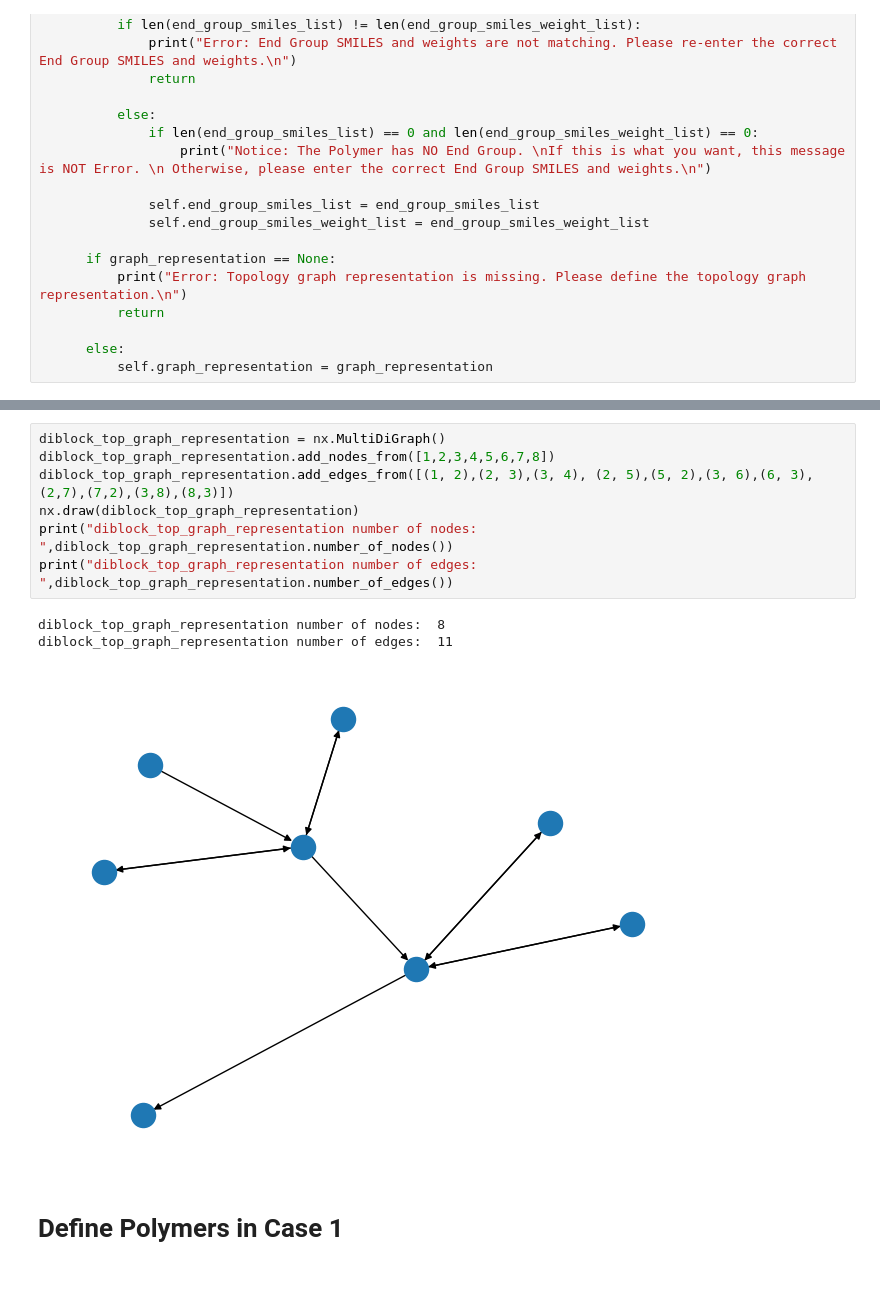
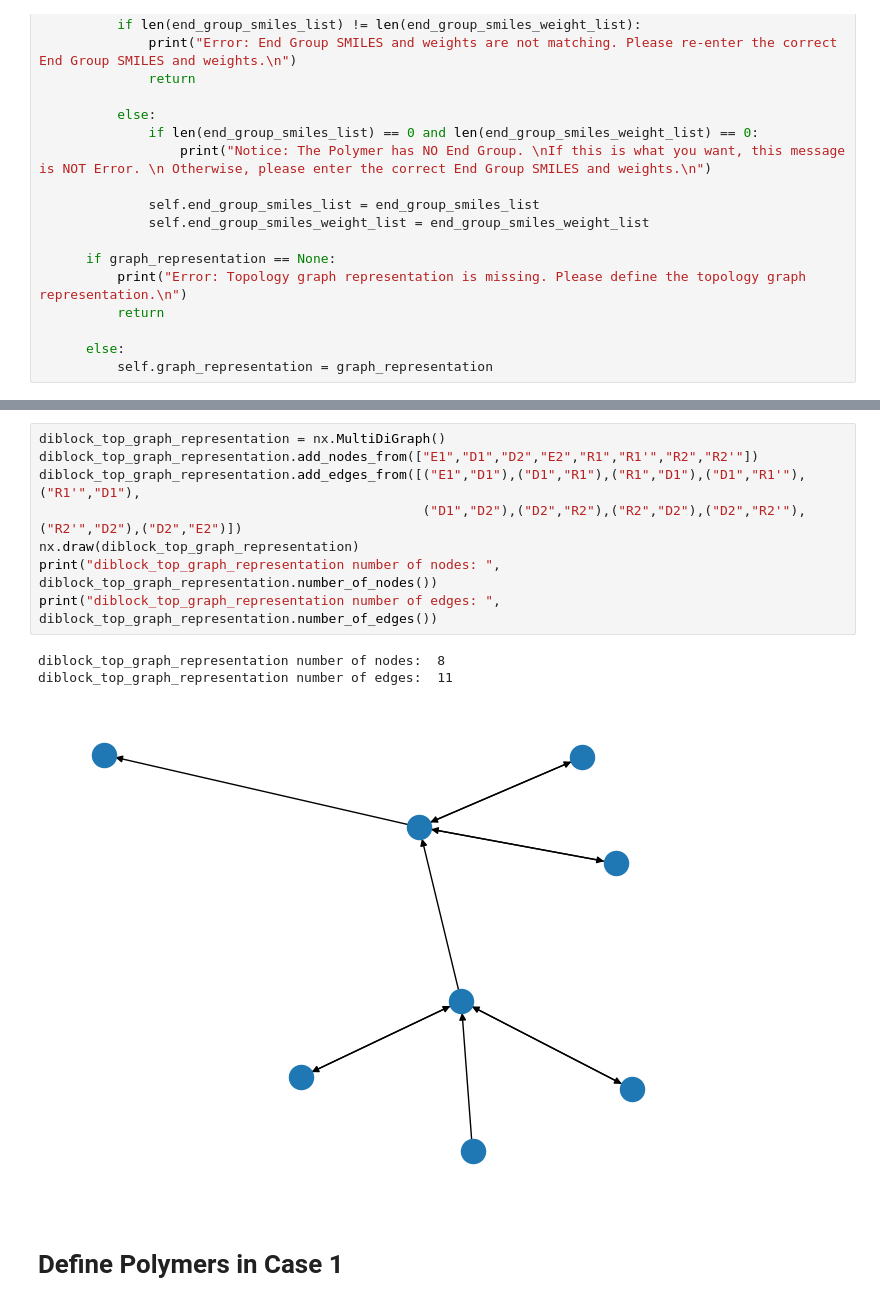
Before and after one commit to olsenlabmit/Polymer-Graph-Similarity, a Jupyter notebook: notebook/Polymer_Similarity_Case1_Varying_Repeat_Units.ipynb, the cells around one changed output, grey strips where cells are left out. Drawn from its saved outputs; the diff is of its cells as text.

```diff
--- a/notebook/Polymer_Similarity_Case1_Varying_Repeat_Units.ipynb
+++ b/notebook/Polymer_Similarity_Case1_Varying_Repeat_Units.ipynb
@@ -463,14 +478,15 @@ The topological similarity calculation does not consider the chemical details of
-# %%
-diblock_top_graph_representation = nx.MultiDiGraph()
-diblock_top_graph_representation.add_nodes_from([1,2,3,4,5,6,7,8])
-diblock_top_graph_representation.add_edges_from([(1, 2),(2, 3),(3, 4), (2, 5),(5, 2),(3, 6),(6, 3),(2,7),(7,2),(3,8),(8,3)])
-nx.draw(diblock_top_graph_representation)
-print("diblock_top_graph_representation number of nodes: ",diblock_top_graph_representation.number_of_nodes())
-print("diblock_top_graph_representation number of edges: ",diblock_top_graph_representation.number_of_edges())
-# %% [output]
-diblock_top_graph_representation number of nodes:  8
-diblock_top_graph_representation number of edges:  11
-[figure, removed]
+# %%
+diblock_top_graph_representation = nx.MultiDiGraph()
+diblock_top_graph_representation.add_nodes_from(["E1","D1","D2","E2","R1","R1'","R2","R2'"])
+diblock_top_graph_representation.add_edges_from([("E1","D1"),("D1","R1"),("R1","D1"),("D1","R1'"),("R1'","D1"),
+                                                 ("D1","D2"),("D2","R2"),("R2","D2"),("D2","R2'"),("R2'","D2"),("D2","E2")])
+nx.draw(diblock_top_graph_representation)
+print("diblock_top_graph_representation number of nodes: ", diblock_top_graph_representation.number_of_nodes())
+print("diblock_top_graph_representation number of edges: ", diblock_top_graph_representation.number_of_edges())
+# %% [output]
+diblock_top_graph_representation number of nodes:  8
+diblock_top_graph_representation number of edges:  11
+[figure, added]
 # %% [markdown]
 # Define Polymers in Case 1
 # %% [markdown]
```
Also changed, not shown: parts of 2 cells of this notebook.
